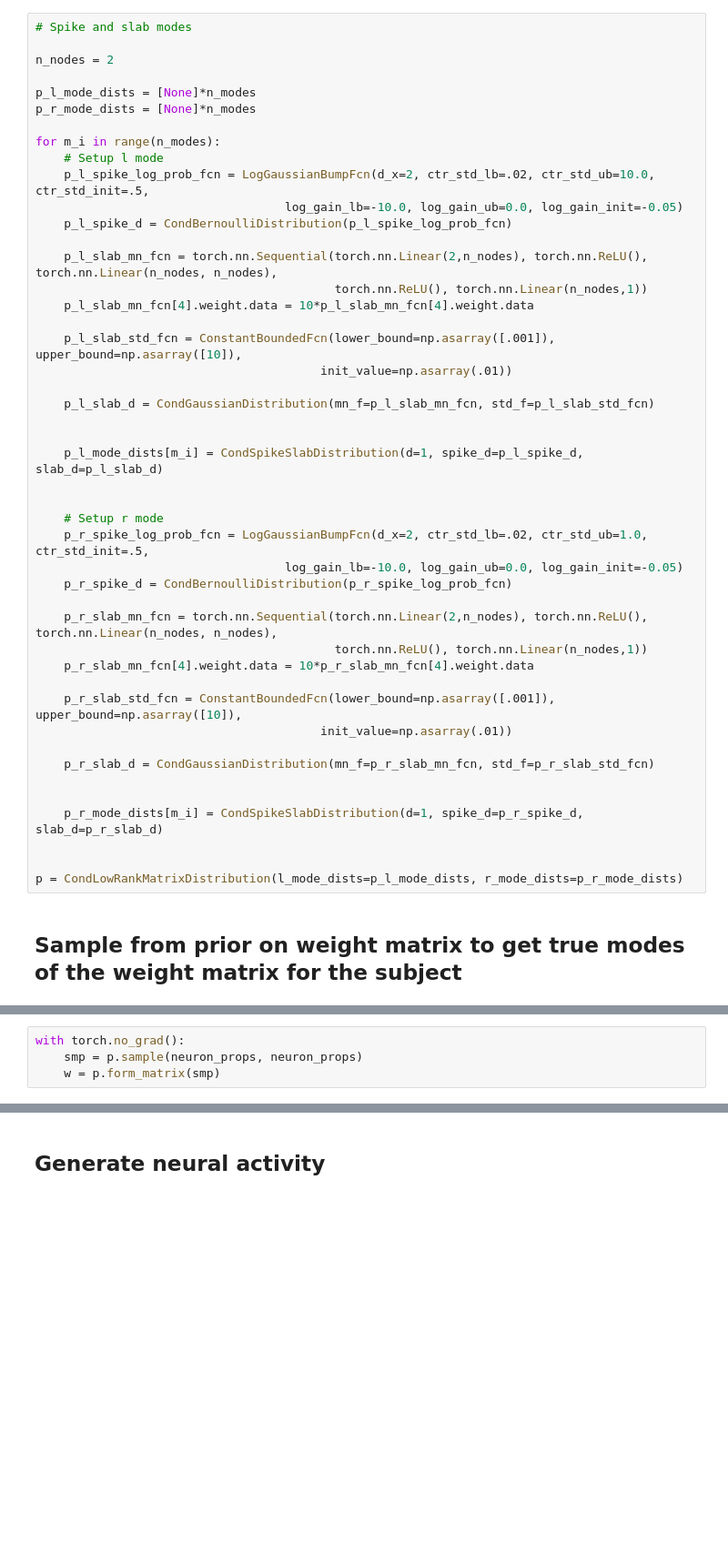
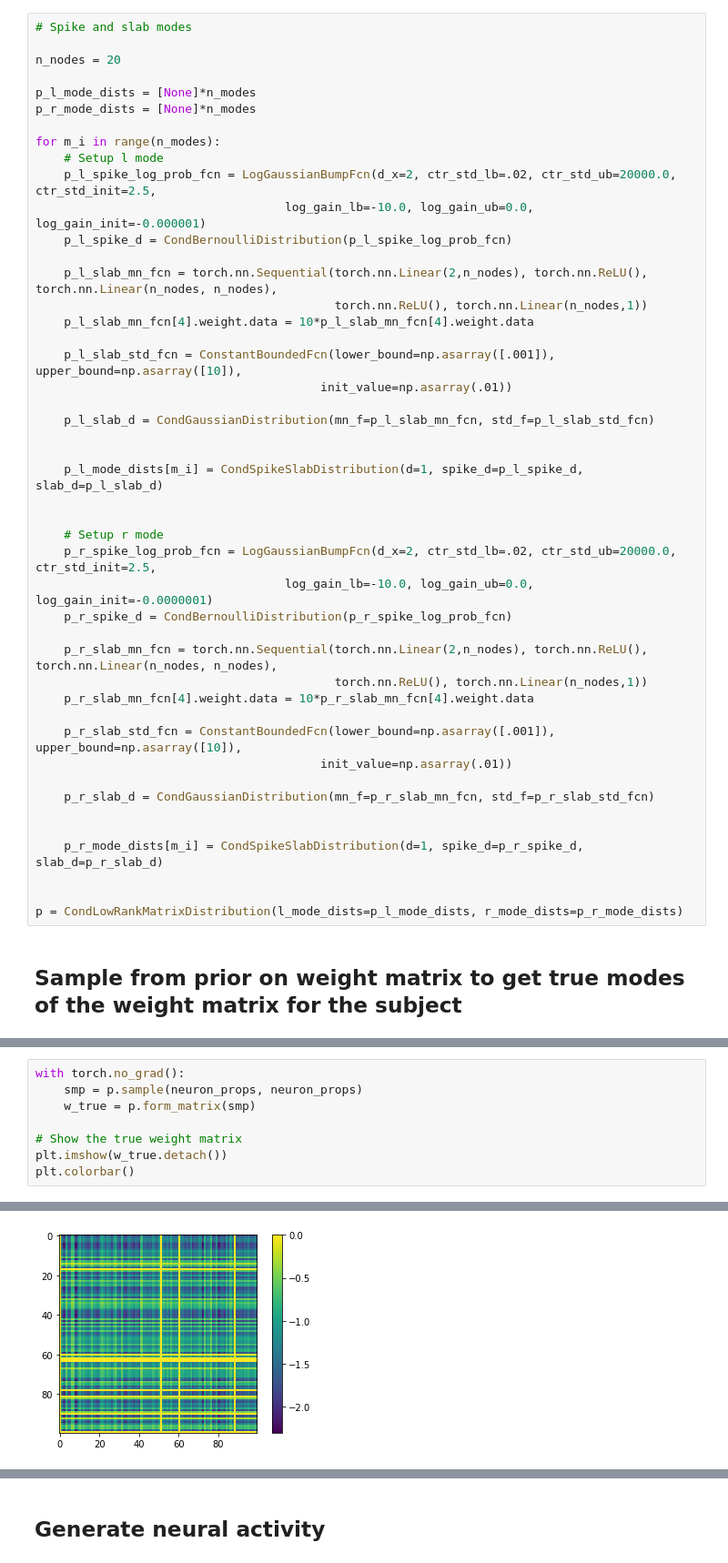
Before and after one commit to wbishopJanelia/janelia_core, a Jupyter notebook: development/single_subject_vae.ipynb, the cells around one changed output, grey strips where cells are left out. Shown at 91% size. Cells and saved outputs as stored; diff of their text form; blank space fills up the shorter version.

```diff
--- a/development/single_subject_vae.ipynb
+++ b/development/single_subject_vae.ipynb
@@ -139,15 +139,15 @@ neuron_props = torch.zeros(n_neurons, 2).uniform_()
 # %%
 # Spike and slab modes
 
-n_nodes = 2
+n_nodes = 20
 
 p_l_mode_dists = [None]*n_modes
 p_r_mode_dists = [None]*n_modes
 
 for m_i in range(n_modes):
     # Setup l mode
-    p_l_spike_log_prob_fcn = LogGaussianBumpFcn(d_x=2, ctr_std_lb=.02, ctr_std_ub=10.0, ctr_std_init=.5,
-                                   log_gain_lb=-10.0, log_gain_ub=0.0, log_gain_init=-0.05)
+    p_l_spike_log_prob_fcn = LogGaussianBumpFcn(d_x=2, ctr_std_lb=.02, ctr_std_ub=20000.0, ctr_std_init=2.5,
+                                   log_gain_lb=-10.0, log_gain_ub=0.0, log_gain_init=-0.000001)
     p_l_spike_d = CondBernoulliDistribution(p_l_spike_log_prob_fcn)
 
     p_l_slab_mn_fcn = torch.nn.Sequential(torch.nn.Linear(2,n_nodes), torch.nn.ReLU(), torch.nn.Linear(n_nodes, n_nodes),
@@ -164,8 +164,8 @@ for m_i in range(n_modes):
 
 
     # Setup r mode
-    p_r_spike_log_prob_fcn = LogGaussianBumpFcn(d_x=2, ctr_std_lb=.02, ctr_std_ub=1.0, ctr_std_init=.5,
-                                   log_gain_lb=-10.0, log_gain_ub=0.0, log_gain_init=-0.05)
+    p_r_spike_log_prob_fcn = LogGaussianBumpFcn(d_x=2, ctr_std_lb=.02, ctr_std_ub=20000.0, ctr_std_init=2.5,
+                                   log_gain_lb=-10.0, log_gain_ub=0.0, log_gain_init=-0.0000001)
     p_r_spike_d = CondBernoulliDistribution(p_r_spike_log_prob_fcn)
 
     p_r_slab_mn_fcn = torch.nn.Sequential(torch.nn.Linear(2,n_nodes), torch.nn.ReLU(), torch.nn.Linear(n_nodes, n_nodes),
@@ -191,4 +187,9 @@ visualize_low_rank_matrix_modes(p)
 # %%
 with torch.no_grad():
     smp = p.sample(neuron_props, neuron_props)
-    w = p.form_matrix(smp)
+    w_true = p.form_matrix(smp)
+
+# Show the true weight matrix
+plt.imshow(w_true.detach())
+plt.colorbar()
+# %% [output]
@@ -194,0 +197 @@ with torch.no_grad():
+[figure, added]
```
Also changed, not shown: parts of 22 cells of this notebook, 2 other files.
